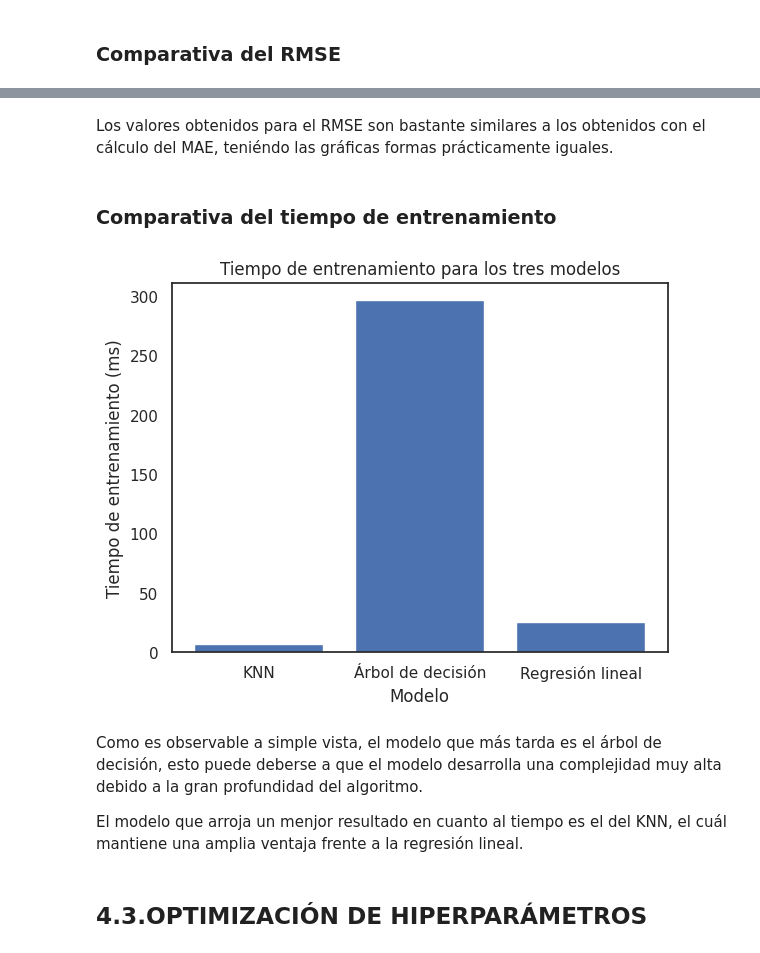
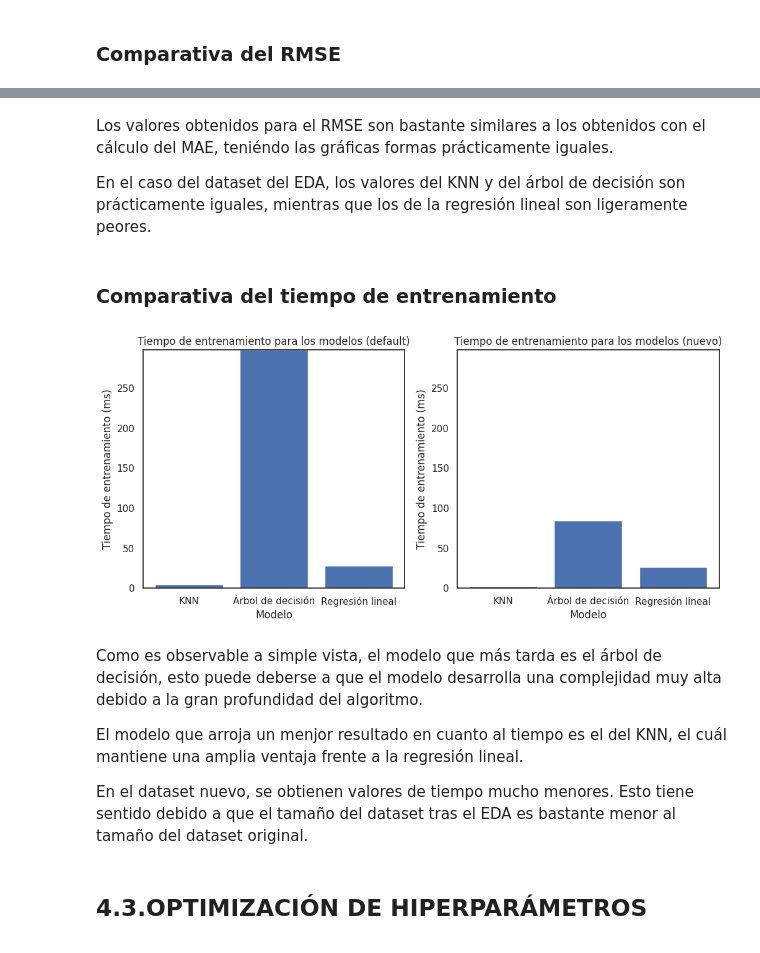
Before and after one commit to navas017/Grupo40-Practica1, a Jupyter notebook: Practica1.ipynb, the cells around one changed output, grey strips where cells are left out. Saved outputs shown, nothing was run; the diff lists cells and outputs as text; code cells hidden in the pictures.

Commit message:
Modelos entrenados con dataset nuevo

```diff
--- a/Practica1.ipynb
+++ b/Practica1.ipynb
@@ -563,26 +586,49 @@ plt.show()
 # %% [markdown]
 Los valores obtenidos para el RMSE son bastante similares a los obtenidos con el cálculo del MAE, teniéndo las gráficas formas prácticamente iguales.
+
+En el caso del dataset del EDA, los valores del KNN y del árbol de decisión son prácticamente iguales, mientras que los de la regresión lineal son ligeramente peores.
 # %% [markdown]
 ### Comparativa del tiempo de entrenamiento
 # %%
+# Obtener el valor máximo de tiempo de entrenamiento entre ambos dataframes
+max_time = max(df.loc['Tiempo de entrenamiento (ms)'].max(), new_df.loc['Tiempo de entrenamiento (ms)'].max())
+
+# Gráfico DEFAULT
 # Obtener los valores de tiempo de entrenamiento para cada modelo
 time_values = df.loc['Tiempo de entrenamiento (ms)']
 
 # Crear un gráfico de barras
-fig, ax = plt.subplots()
-ax.bar(time_values.index, time_values.values)
+fig, axs = plt.subplots(1, 2, figsize=(12, 5))
+axs[0].bar(time_values.index, time_values.values)
 
 # Personalizar el gráfico
-ax.set_title('Tiempo de entrenamiento para los tres modelos')
-ax.set_xlabel('Modelo')
-ax.set_ylabel('Tiempo de entrenamiento (ms)')
+axs[0].set_title('Tiempo de entrenamiento para los modelos (default)')
+axs[0].set_xlabel('Modelo')
+axs[0].set_ylabel('Tiempo de entrenamiento (ms)')
+axs[0].set_ylim([0, max_time])
+
+# Gráfico NUEVO
+# Obtener los valores de tiempo de entrenamiento para cada modelo
+new_time_values = new_df.loc['Tiempo de entrenamiento (ms)']
+
+# Crear un gráfico de barras
+axs[1].bar(new_time_values.index, new_time_values.values)
+
+# Personalizar el gráfico
+axs[1].set_title('Tiempo de entrenamiento para los modelos (nuevo)')
+axs[1].set_xlabel('Modelo')
+axs[1].set_ylabel('Tiempo de entrenamiento (ms)')
+axs[1].set_ylim([0, max_time])
+
 plt.show()
 # %% [output]
-[figure, old version]
+[figure, new version]
 # %% [markdown]
 Como es observable a simple vista, el modelo que más tarda es el árbol de decisión, esto puede deberse a que el modelo desarrolla una complejidad muy alta debido a la gran profundidad del algoritmo.
 
 El modelo que arroja un menjor resultado en cuanto al tiempo es el del KNN, el cuál mantiene una amplia ventaja frente a la regresión lineal.
+
+En el dataset nuevo, se obtienen valores de tiempo mucho menores. Esto tiene sentido debido a que el tamaño del dataset tras el EDA es bastante menor al tamaño del dataset original.
 # %% [markdown]
 ## **4.3.OPTIMIZACIÓN DE HIPERPARÁMETROS**
 # %% [markdown]
```
Also changed, not shown: parts of 38 cells of this notebook.
